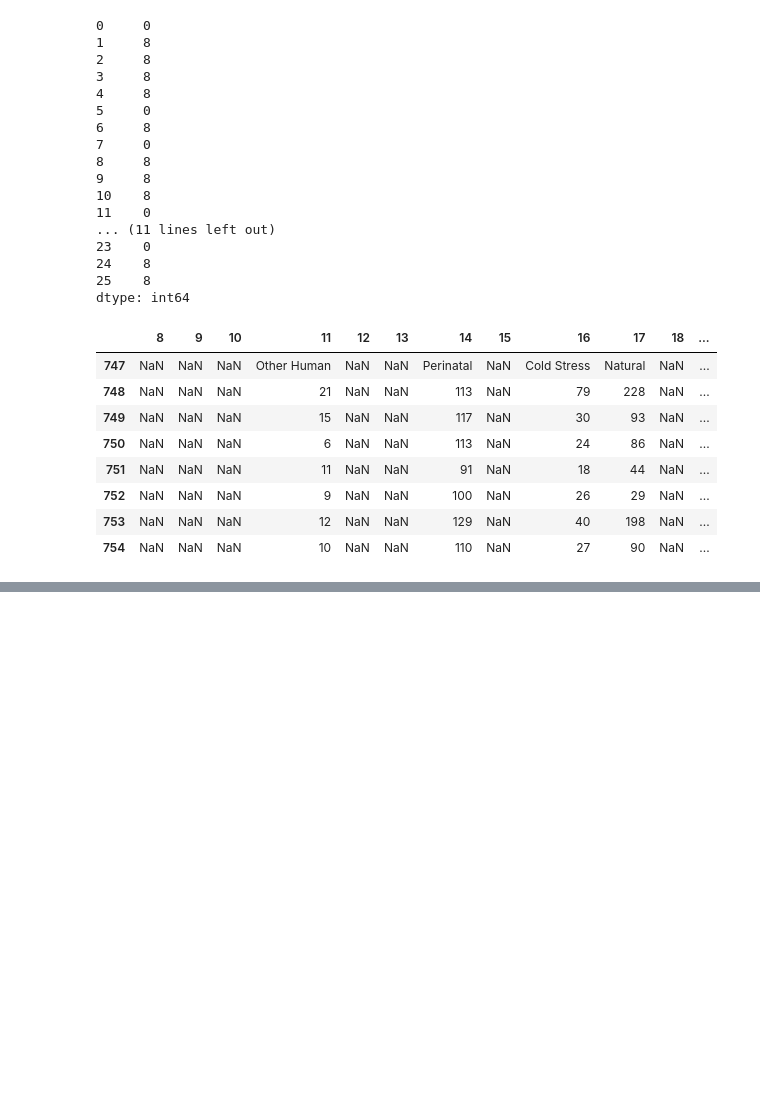
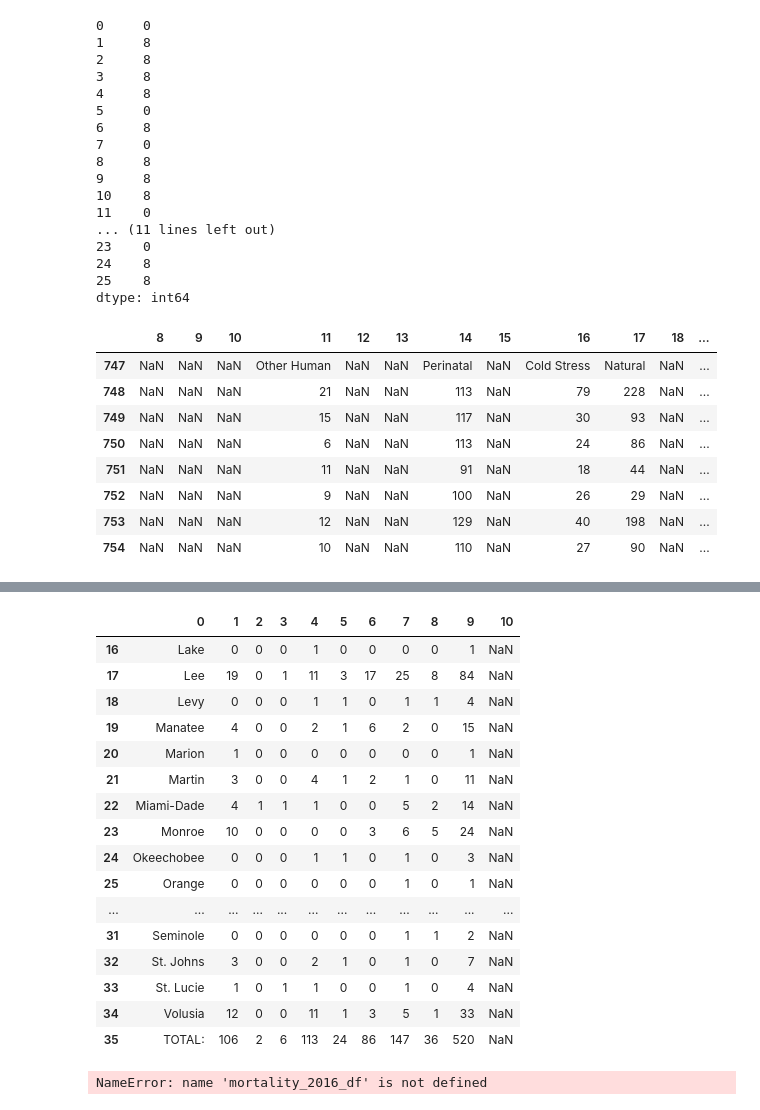
Before and after one commit to MagicMilly/manatee-mortality, a Jupyter notebook: manatees.ipynb, the cells around one changed output, grey strips where cells are left out. Saved outputs shown, nothing was run; the diff lists cells and outputs as text; code cells hidden in the pictures; blank space fills up the shorter version.

```diff
--- a/manatees.ipynb
+++ b/manatees.ipynb
@@ -209,0 +259,3 @@ comparison_df.to_csv('five_year_mortality_comparison.csv', index=False)
+# %%
+mortality_2016 = pd.read_excel('manatees_2016.xlsx', header=None)
+mortality_2016.head()
@@ -209,0 +345,20 @@ comparison_df.to_csv('five_year_mortality_comparison.csv', index=False)
+# %%
+mortality_2016.tail(20)
+# %% [output]
+|  | 0 | 1 | 2 | 3 | 4 | 5 | 6 | 7 | 8 | 9 | 10 |
+| 16 | Lake | 0 | 0 | 0 | 1 | 0 | 0 | 0 | 0 | 1 | NaN |
+| 17 | Lee | 19 | 0 | 1 | 11 | 3 | 17 | 25 | 8 | 84 | NaN |
+| 18 | Levy | 0 | 0 | 0 | 1 | 1 | 0 | 1 | 1 | 4 | NaN |
+| 19 | Manatee | 4 | 0 | 0 | 2 | 1 | 6 | 2 | 0 | 15 | NaN |
+| 20 | Marion | 1 | 0 | 0 | 0 | 0 | 0 | 0 | 0 | 1 | NaN |
+| 21 | Martin | 3 | 0 | 0 | 4 | 1 | 2 | 1 | 0 | 11 | NaN |
+| 22 | Miami-Dade | 4 | 1 | 1 | 1 | 0 | 0 | 5 | 2 | 14 | NaN |
+| 23 | Monroe | 10 | 0 | 0 | 0 | 0 | 3 | 6 | 5 | 24 | NaN |
+| 24 | Okeechobee | 0 | 0 | 0 | 1 | 1 | 0 | 1 | 0 | 3 | NaN |
+| 25 | Orange | 0 | 0 | 0 | 0 | 0 | 0 | 1 | 0 | 1 | NaN |
+| ... | ... | ... | ... | ... | ... | ... | ... | ... | ... | ... | ... |
+| 31 | Seminole | 0 | 0 | 0 | 0 | 0 | 0 | 1 | 1 | 2 | NaN |
+| 32 | St. Johns | 3 | 0 | 0 | 2 | 1 | 0 | 1 | 0 | 7 | NaN |
+| 33 | St. Lucie | 1 | 0 | 1 | 1 | 0 | 0 | 1 | 0 | 4 | NaN |
+| 34 | Volusia | 12 | 0 | 0 | 11 | 1 | 3 | 5 | 1 | 33 | NaN |
+| 35 | TOTAL: | 106 | 2 | 6 | 113 | 24 | 86 | 147 | 36 | 520 | NaN |
@@ -209,0 +367,4 @@ comparison_df.to_csv('five_year_mortality_comparison.csv', index=False)
+# %%
+clean_spreadsheeet_manatee_file(mortality_2016, mortality_2016_df, 35, 34, summary_2016)
+# %% [output]
+NameError: name 'mortality_2016_df' is not defined
```
Also changed, not shown: parts of 18 cells of this notebook, 4 other files.
